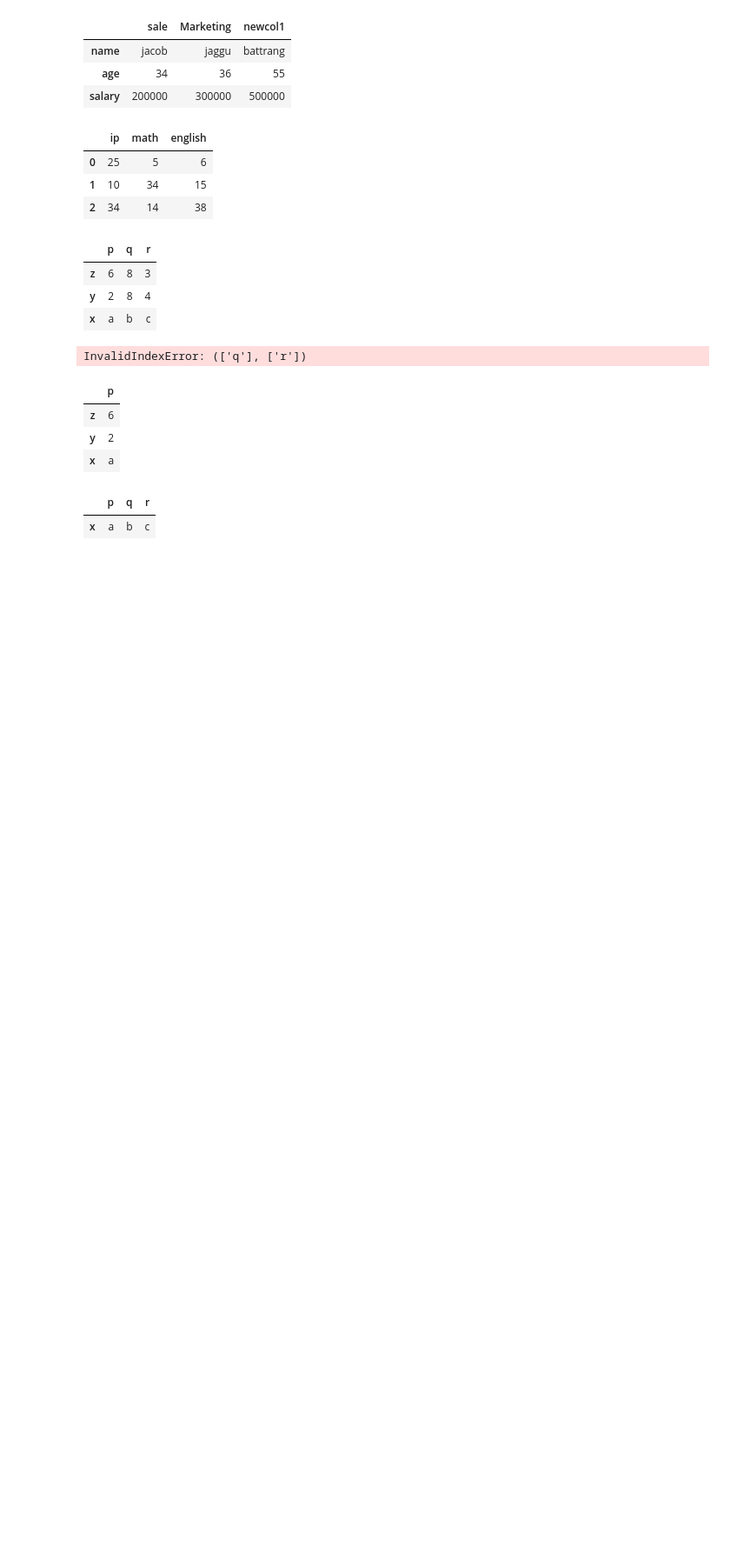
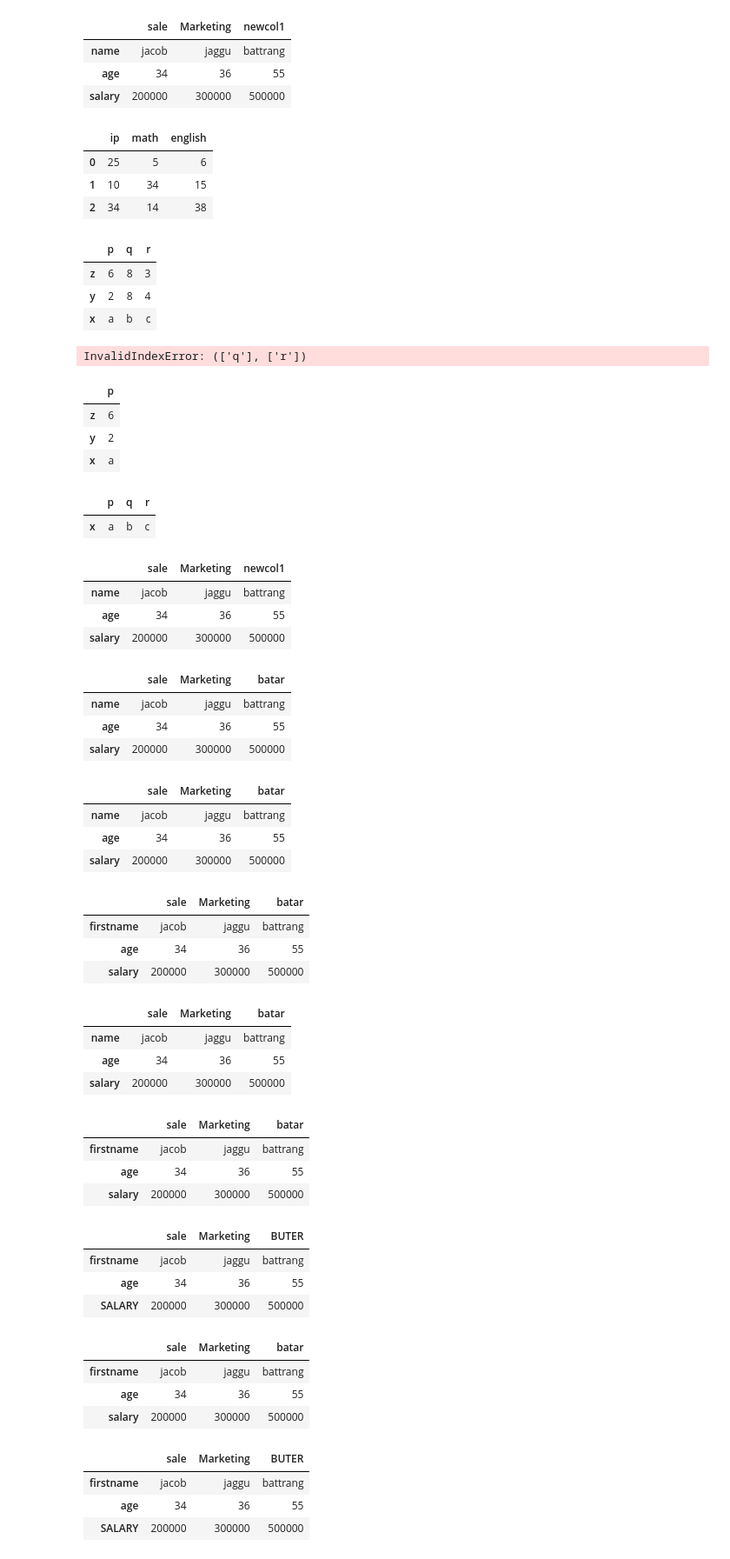
Before and after one commit to parqcxsmxxxii/python-exam, a Jupyter notebook: pandasdf.ipynb, the cells around one changed output. Shown at 87% size. Drawn from its saved outputs; the diff is of its cells as text; code cells hidden in the pictures; blank space fills up the shorter version.

Commit message:
renaming rows and coloums

```diff
--- a/pandasdf.ipynb
+++ b/pandasdf.ipynb
@@ -505,3 +505,17 @@ pdf8.drop(["y","z"],axis=0)
 # %% [output]
 |  | p | q | r |
 | x | a | b | c |
+# %%
+pdf2
+# %% [output]
+|  | sale | Marketing | newcol1 |
+| name | jacob | jaggu | battrang |
+| age | 34 | 36 | 55 |
+| salary | 200000 | 300000 | 500000 |
+# %%
+pdf2.rename(columns={"newcol1":"batar"})   #coloumn rename
+# %% [output]
+|  | sale | Marketing | batar |
+| name | jacob | jaggu | battrang |
+| age | 34 | 36 | 55 |
+| salary | 200000 | 300000 | 500000 |
@@ -507,0 +524,21 @@ pdf8.drop(["y","z"],axis=0)
+# %%
+pdf2
+# %% [output]
+|  | sale | Marketing | batar |
+| name | jacob | jaggu | battrang |
+| age | 34 | 36 | 55 |
+| salary | 200000 | 300000 | 500000 |
+# %%
+pdf2.rename(index={"name":"firstname"})
+# %% [output]
+|  | sale | Marketing | batar |
+| firstname | jacob | jaggu | battrang |
+| age | 34 | 36 | 55 |
+| salary | 200000 | 300000 | 500000 |
+# %%
+pdf2
+# %% [output]
+|  | sale | Marketing | batar |
+| name | jacob | jaggu | battrang |
+| age | 34 | 36 | 55 |
+| salary | 200000 | 300000 | 500000 |
@@ -507,0 +547,21 @@ pdf8.drop(["y","z"],axis=0)
+# %%
+pdf2
+# %% [output]
+|  | sale | Marketing | batar |
+| firstname | jacob | jaggu | battrang |
+| age | 34 | 36 | 55 |
+| salary | 200000 | 300000 | 500000 |
+# %%
+pdf2.rename(index={"salary":"SALARY"},columns={"batar":"BUTER"})
+# %% [output]
+|  | sale | Marketing | BUTER |
+| firstname | jacob | jaggu | battrang |
+| age | 34 | 36 | 55 |
+| SALARY | 200000 | 300000 | 500000 |
+# %%
+pdf2
+# %% [output]
+|  | sale | Marketing | batar |
+| firstname | jacob | jaggu | battrang |
+| age | 34 | 36 | 55 |
+| salary | 200000 | 300000 | 500000 |
@@ -507,0 +570,7 @@ pdf8.drop(["y","z"],axis=0)
+# %%
+pdf2
+# %% [output]
+|  | sale | Marketing | BUTER |
+| firstname | jacob | jaggu | battrang |
+| age | 34 | 36 | 55 |
+| SALARY | 200000 | 300000 | 500000 |
```
Also changed, not shown: parts of 3 cells of this notebook.
